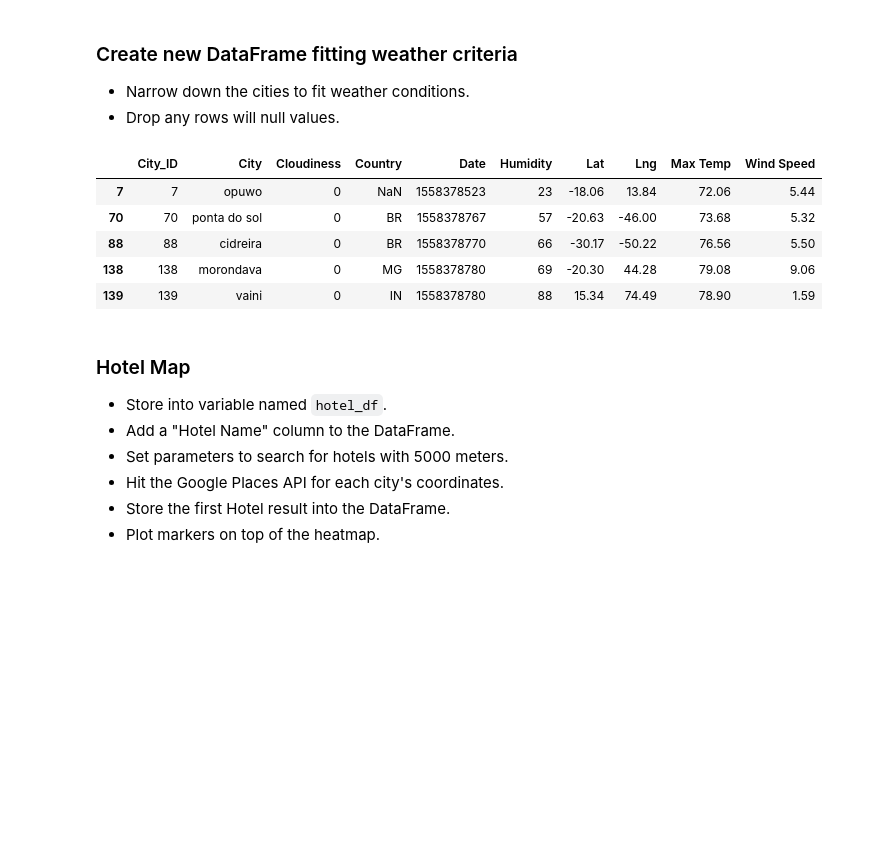
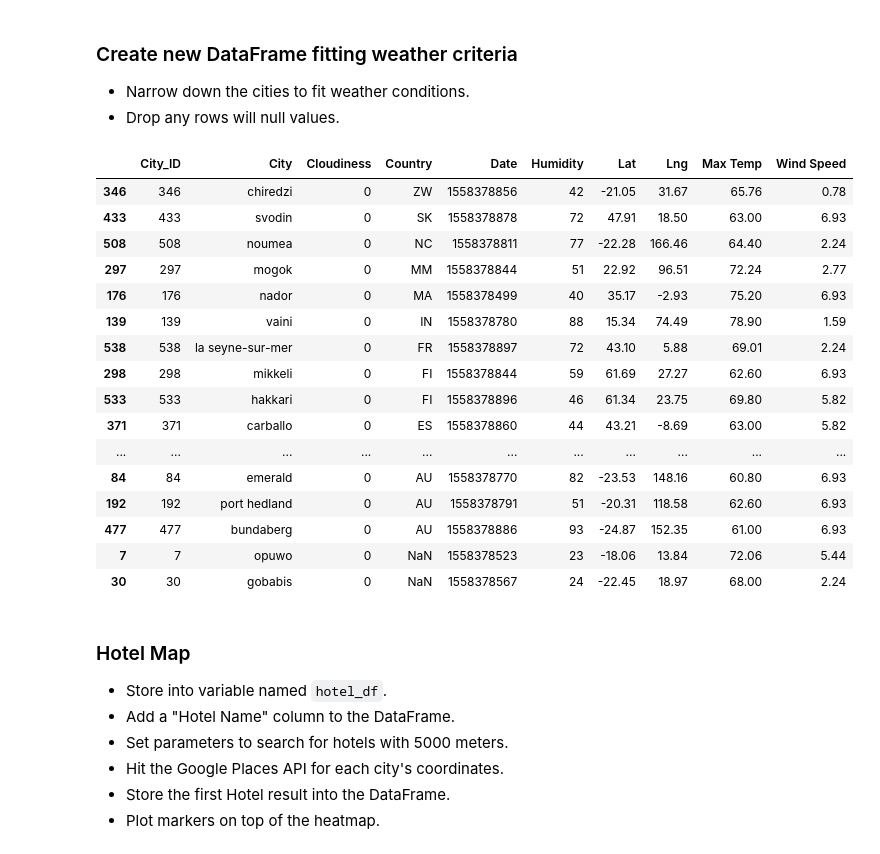
Before and after one commit to cgardner1388/python-api-challenge, a Jupyter notebook: VacationPy.ipynb, the cells around one changed output. Drawn from its saved outputs; the diff is of its cells as text; code cells hidden in the pictures; blank space fills up the shorter version.

```diff
--- a/VacationPy.ipynb
+++ b/VacationPy.ipynb
@@ -63,17 +63,30 @@ fig
 * Narrow down the cities to fit weather conditions.
 * Drop any rows will null values.
 # %%
-temp_file=weather_cities_data.loc[(weather_cities_data['Max Temp']>=70)&(weather_cities_data['Max Temp']<=80)]
-wind_file=temp_file.loc[(temp_file['Wind Speed']<=10)]
-ideal_weather=wind_file.loc[(wind_file['Cloudiness']==0)]
-ideal_weather.head()
+#Create data frames by filtering to your criteria; created three data frames
+perfect_temperate_df=weather_cities_data.loc[(weather_cities_data['Max Temp']>=60)&(weather_cities_data['Max Temp']<=80)]
+wind_df=perfect_temperate_df.loc[(temp_file['Wind Speed']<=8)]
+perfect_weather_city=wind_file.loc[(wind_file['Cloudiness']==0)]
+
+perfect_weather_city.sort_values(by='Country', ascending=False)
 # %% [output]
 |  | City_ID | City | Cloudiness | Country | Date | Humidity | Lat | Lng | Max Temp | Wind Speed |
+| 346 | 346 | chiredzi | 0 | ZW | 1558378856 | 42 | -21.05 | 31.67 | 65.76 | 0.78 |
+| 433 | 433 | svodin | 0 | SK | 1558378878 | 72 | 47.91 | 18.50 | 63.00 | 6.93 |
+| 508 | 508 | noumea | 0 | NC | 1558378811 | 77 | -22.28 | 166.46 | 64.40 | 2.24 |
+| 297 | 297 | mogok | 0 | MM | 1558378844 | 51 | 22.92 | 96.51 | 72.24 | 2.77 |
+| 176 | 176 | nador | 0 | MA | 1558378499 | 40 | 35.17 | -2.93 | 75.20 | 6.93 |
+| 139 | 139 | vaini | 0 | IN | 1558378780 | 88 | 15.34 | 74.49 | 78.90 | 1.59 |
+| 538 | 538 | la seyne-sur-mer | 0 | FR | 1558378897 | 72 | 43.10 | 5.88 | 69.01 | 2.24 |
+| 298 | 298 | mikkeli | 0 | FI | 1558378844 | 59 | 61.69 | 27.27 | 62.60 | 6.93 |
+| 533 | 533 | hakkari | 0 | FI | 1558378896 | 46 | 61.34 | 23.75 | 69.80 | 5.82 |
+| 371 | 371 | carballo | 0 | ES | 1558378860 | 44 | 43.21 | -8.69 | 63.00 | 5.82 |
+| ... | ... | ... | ... | ... | ... | ... | ... | ... | ... | ... |
+| 84 | 84 | emerald | 0 | AU | 1558378770 | 82 | -23.53 | 148.16 | 60.80 | 6.93 |
+| 192 | 192 | port hedland | 0 | AU | 1558378791 | 51 | -20.31 | 118.58 | 62.60 | 6.93 |
+| 477 | 477 | bundaberg | 0 | AU | 1558378886 | 93 | -24.87 | 152.35 | 61.00 | 6.93 |
 | 7 | 7 | opuwo | 0 | NaN | 1558378523 | 23 | -18.06 | 13.84 | 72.06 | 5.44 |
-| 70 | 70 | ponta do sol | 0 | BR | 1558378767 | 57 | -20.63 | -46.00 | 73.68 | 5.32 |
-| 88 | 88 | cidreira | 0 | BR | 1558378770 | 66 | -30.17 | -50.22 | 76.56 | 5.50 |
-| 138 | 138 | morondava | 0 | MG | 1558378780 | 69 | -20.30 | 44.28 | 79.08 | 9.06 |
-| 139 | 139 | vaini | 0 | IN | 1558378780 | 88 | 15.34 | 74.49 | 78.90 | 1.59 |
+| 30 | 30 | gobabis | 0 | NaN | 1558378567 | 24 | -22.45 | 18.97 | 68.00 | 2.24 |
 # %% [markdown]
 ### Hotel Map
 * Store into variable named `hotel_df`.
```
Also changed, not shown: parts of 6 cells of this notebook, 2 other files.
